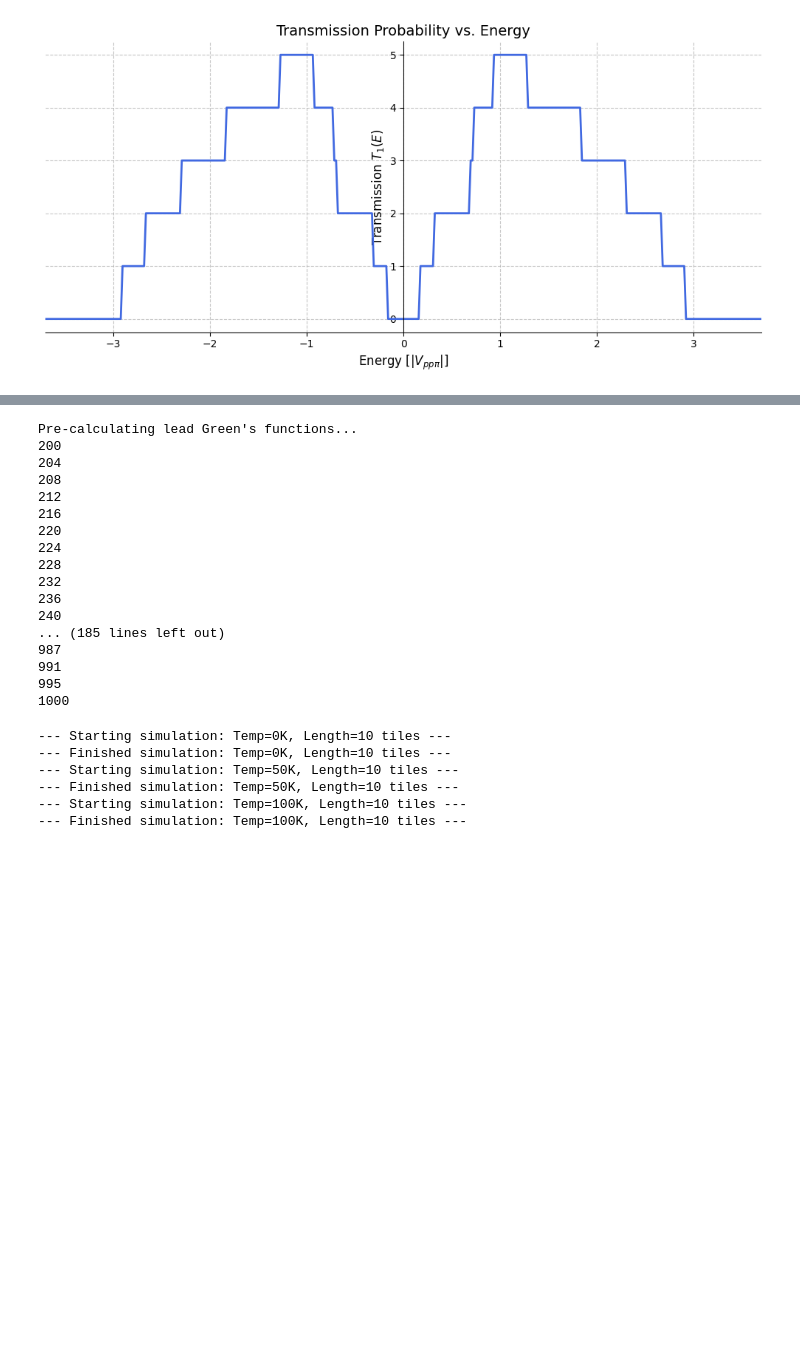
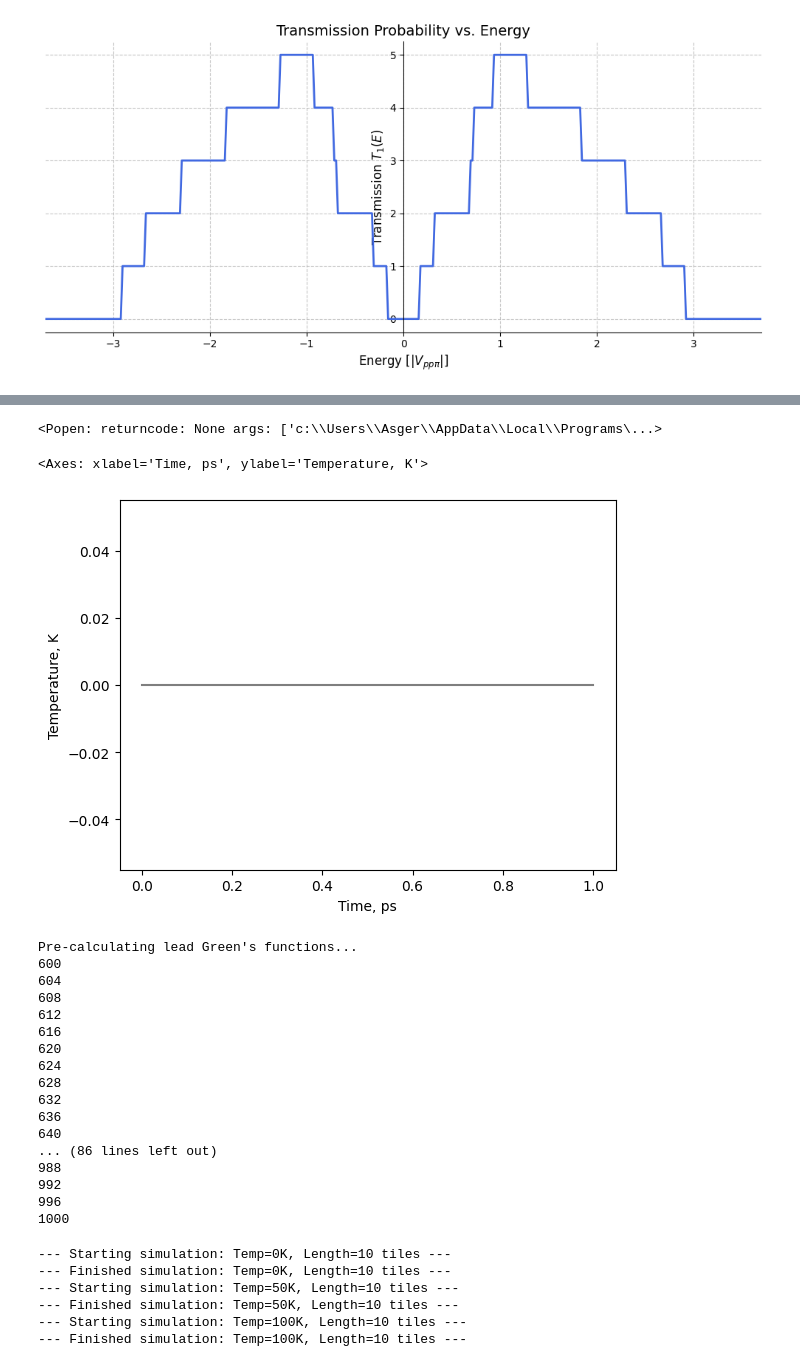
Before and after one commit to UlrikTJ/TemperatureDependantTransport, a Jupyter notebook: TempDepTrans_Asger_clean.ipynb, the cells around one changed output, grey strips where cells are left out. Saved outputs shown, nothing was run; the diff lists cells and outputs as text; code cells hidden in the pictures; blank space fills up the shorter version.

Commit message:
tested some temperatures and modified transmission calculation functions in Asger-documents

```diff
--- a/TempDepTrans_Asger_clean.ipynb
+++ b/TempDepTrans_Asger_clean.ipynb
@@ -356,5 +371,12 @@ md_traj = read("md.xyz", index=":") # Load trajectory from xyz
 # %%
-# view(md_traj)
+view(md_traj)
+# %% [output]
+<Popen: returncode: None args: ['c:\\Users\\Asger\\AppData\\Local\\Programs\...>
+# %%
+plot_mdlog(fname="md_T00_L10.log")
+# %% [output]
+<Axes: xlabel='Time, ps', ylabel='Temperature, K'>
+[figure, added]
 # %%
 def precalculate_leads_greens_functions(atoms, energy):
     positions = atoms.get_positions()
@@ -408,33 +429,33 @@ transmission200 = calculate_transmission(md_traj[200], energy)
 # %%
 nsteps = len(md_traj)-1
-times = np.linspace(200, nsteps, 200, dtype=int) # Select frames from 200 (201) to nsteps
+times = np.linspace(600, nsteps, 101, dtype=int) # Select frames from 600 to nsteps
 
 # Precalculate Green's functions for leads
 print("Pre-calculating lead Green's functions...")
-gl_s_list, gr_s_list = precalculate_leads_greens_functions(md_structure, energy)
+gl_s_list, gr_s_list = precalculate_leads_greens_functions(md_structure, energy_200)
 
-transmissions_e400_n400 = []
+transmissions_e200_n100_T0 = []
 for t in times:
     print(t)
     frame = md_traj[t]
-    T = calculate_transmission_fast(frame, energy, gl_s_list, gr_s_list)
-    transmissions_e400_n400.append(T)
+    T = calculate_transmission_fast(frame, energy_200, gl_s_list, gr_s_list)
+    transmissions_e200_n100_T0.append(T)
 # transmissions_e400_n400_avg = np.mean(transmissions_e400_n400, axis=0)
 # %% [output]
 Pre-calculating lead Green's functions...
-200
-204
-208
-212
-216
-220
-224
-228
-232
-236
-240
-... (185 lines left out)
-987
-991
-995
+600
+604
+608
+612
+616
+620
+624
+628
+632
+636
+640
+... (86 lines left out)
+988
+992
+996
 1000
```
Also changed, not shown: parts of 9 cells of this notebook, 8 other files.
